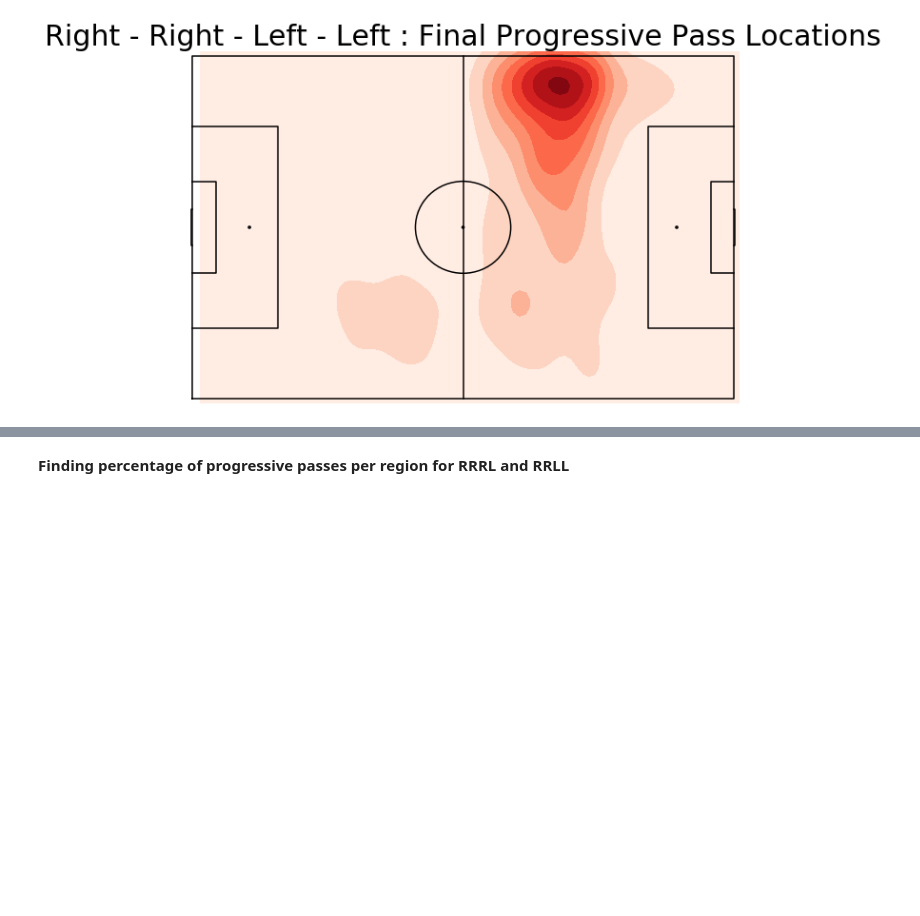
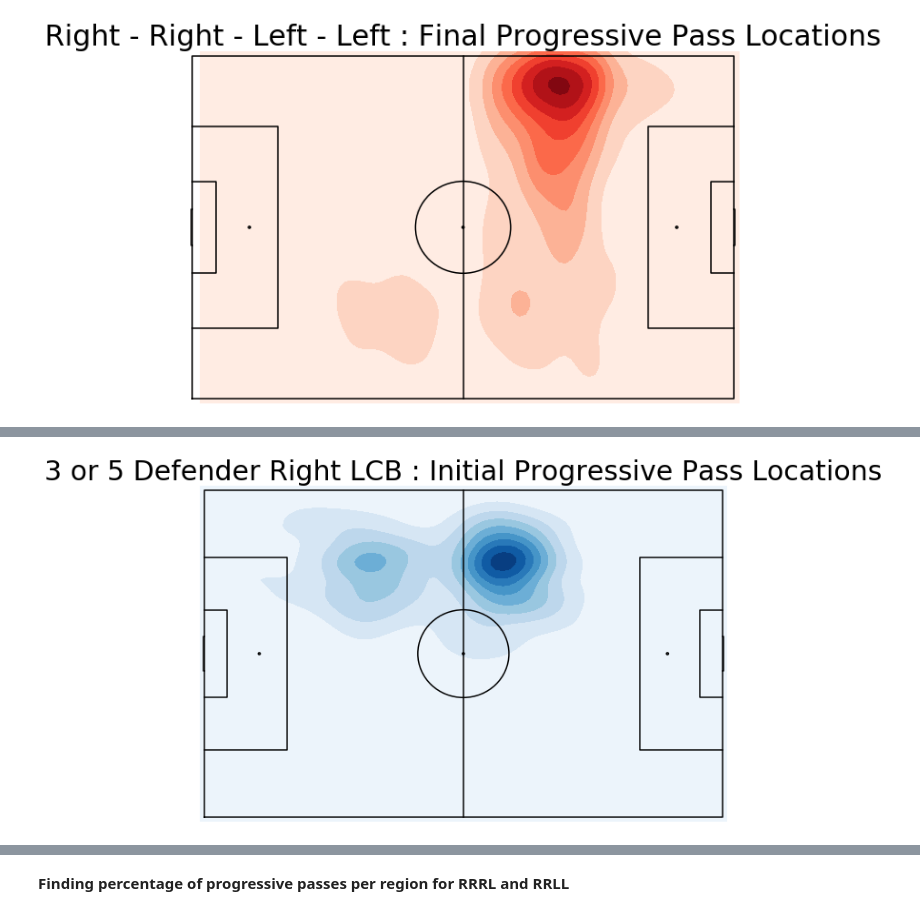
Before and after one commit to grovershreyf9t/FootballPlayerFootedness, a Jupyter notebook: code/footedness - progpasses.ipynb, the cells around one changed output, grey strips where cells are left out. Cells and saved outputs as stored; diff of their text form; code cells hidden in the pictures; blank space fills up the shorter version.

```diff
--- a/code/footedness - progpasses.ipynb
+++ b/code/footedness - progpasses.ipynb
@@ -312,0 +357,4 @@ heatmap(rrll_prog_end_x, rrll_prog_end_y, 'Right - Right - Left - Left : Final P
+# %%
+heatmap(lcb_rf_prog_start_x, lcb_rf_prog_start_y, '3 or 5 Defender Right LCB : Initial Progressive Pass Locations', 'Blues')
+# %% [output]
+[figure, added]
```
Also changed, not shown: parts of 20 cells of this notebook, 1 other file.
